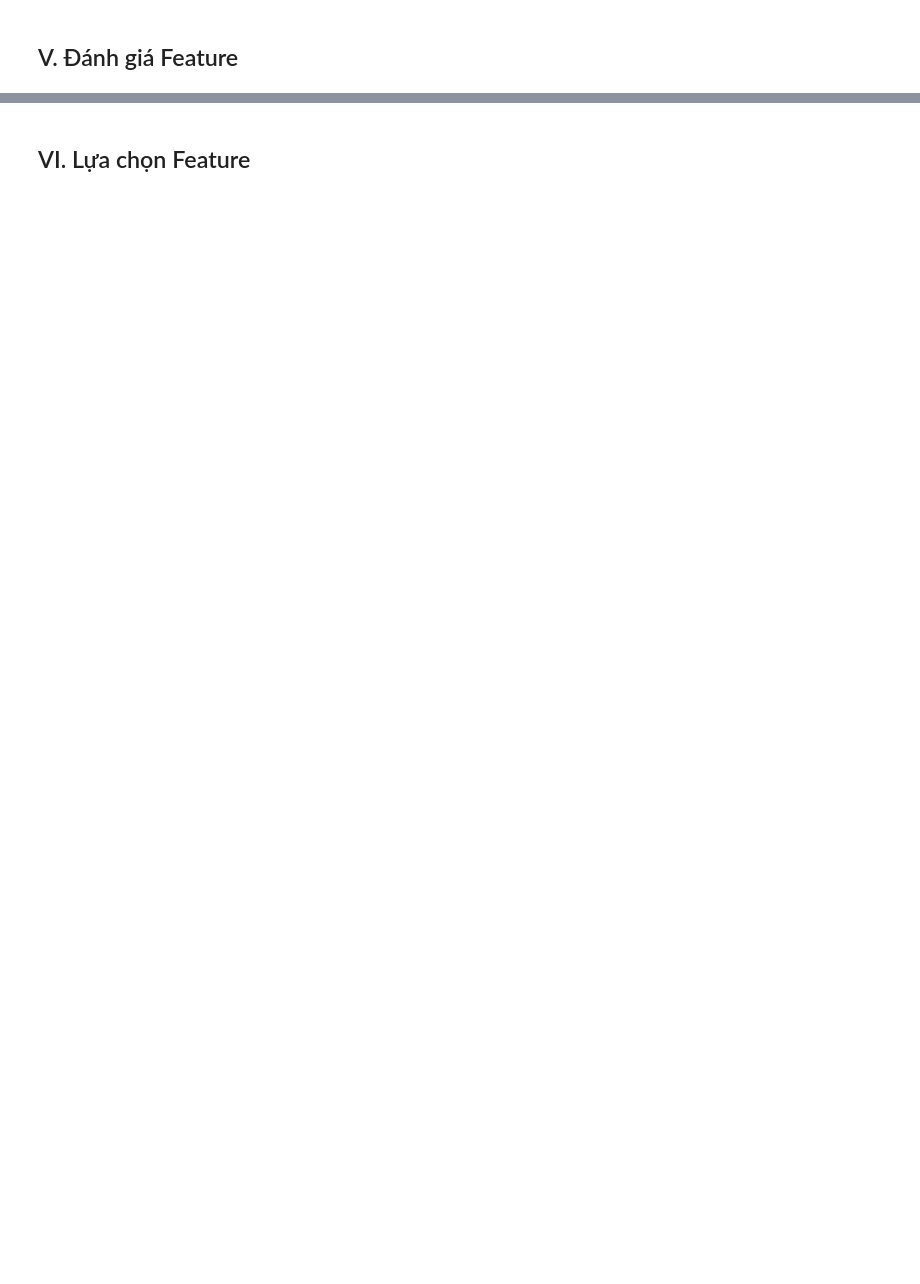
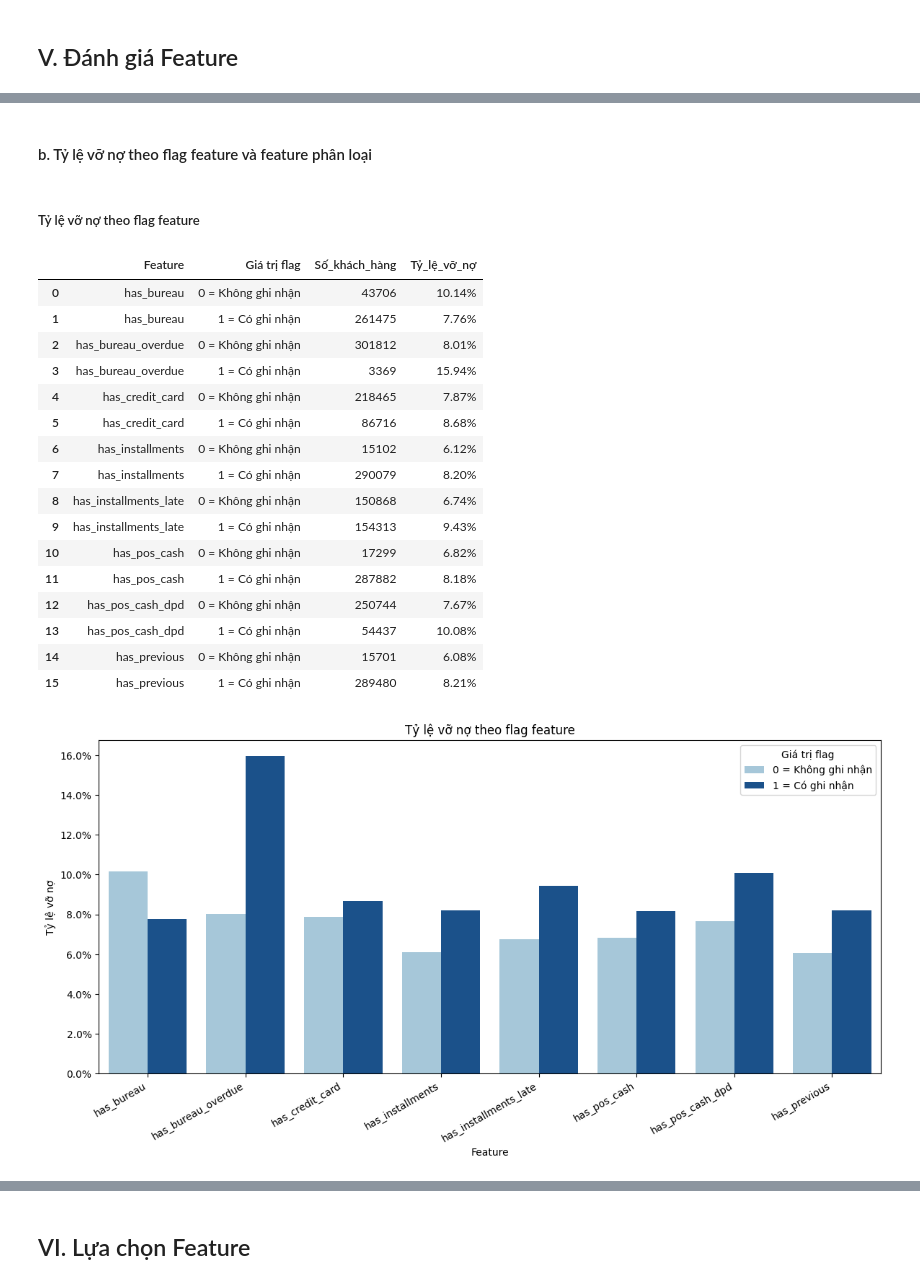
Before and after one commit to thanhhung9720001-collab/credit-risk-classifier, a Jupyter notebook: notebooks/05_feature_engineering.ipynb, the cells around one changed output, grey strips where cells are left out. Saved outputs shown, nothing was run; the diff lists cells and outputs as text; code cells hidden in the pictures; blank space fills up the shorter version.

```diff
--- a/notebooks/05_feature_engineering.ipynb
+++ b/notebooks/05_feature_engineering.ipynb
@@ -436,0 +358,10 @@ Bảng sau mã hóa chiếm 331,8 MB. Việc chỉ định `dtype="int8"` là đ
+# %%
+# previous_credit_to_current: trung bình các khoản vay cũ lớn bao nhiêu so với khoản vay đang xét?
+df["previous_credit_to_current"] = (
+    df["previous_avg_credit"] / df["amt_credit"].replace(0, np.nan)
+)
+
+# previous_recency_days: lần nộp hồ sơ vay gần nhất và lần nộp hồ sơ hiện tại cách nhau bao nhiêu ngày?
+df["previous_recency_days"] = -df["previous_latest_decision"]
+
+df[["previous_credit_to_current", "previous_recency_days"]].head()
@@ -436,0 +512,8 @@ Bảng sau mã hóa chiếm 331,8 MB. Việc chỉ định `dtype="int8"` là đ
+# %%
+# ext_ltv_interaction: khách hàng vừa có điểm đánh giá ngoài thấp,
+# vừa vay nhiều so với giá trị tài sản ở mức nào?
+df["ext_ltv_interaction"] = (
+    (1 - df["ext_sources_mean"]) * df["ltv"]
+)
+
+df["ext_ltv_interaction"].head()
@@ -642,0 +823,54 @@ Dù vậy vẫn nên giữ các đặc trưng này, vì ba lý do:
+# %% [markdown]
+#### b. Tỷ lệ vỡ nợ theo flag feature và feature phân loại
+# %% [markdown]
+##### Tỷ lệ vỡ nợ theo flag feature
+# %%
+flag_default_rate = (  # Tính số khách hàng và tỷ lệ vỡ nợ theo từng giá trị 0/1 của flag.
+    df.melt(
+        id_vars="target",
+        value_vars=flag_features,
+        var_name="Feature",
+        value_name="Giá trị flag"
+    )
+    .groupby(["Feature", "Giá trị flag"], observed=False)["target"]
+    .agg(Số_khách_hàng="size", Tỷ_lệ_vỡ_nợ="mean")
+    .reset_index()
+)
+flag_default_rate["Giá trị flag"] = flag_default_rate["Giá trị flag"].map({0: "0 = Không ghi nhận", 1: "1 = Có ghi nhận"})  # Đổi nhãn legend cho đúng ý nghĩa.
+
+display(flag_default_rate.style.format({"Tỷ_lệ_vỡ_nợ": "{:.2%}"}))  # Hiển thị thêm số khách hàng của từng nhóm.
+
+plt.figure(figsize=(14, 6))  # Tạo biểu đồ so sánh tỷ lệ vỡ nợ khi flag bằng 0 và 1.
+sns.barplot(
+    data=flag_default_rate,
+    x="Feature",
+    y="Tỷ_lệ_vỡ_nợ",
+    hue="Giá trị flag",
+    palette={"0 = Không ghi nhận": "#9ecae1", "1 = Có ghi nhận": "#08519c"}
+)
+plt.gca().yaxis.set_major_formatter(ticker.PercentFormatter(1))
+plt.title("Tỷ lệ vỡ nợ theo flag feature")
+plt.xlabel("Feature")
+plt.ylabel("Tỷ lệ vỡ nợ")
+plt.xticks(rotation=30, ha="right")
+plt.legend(title="Giá trị flag")
+plt.show()
+# %% [output]
+|  | Feature | Giá trị flag | Số_khách_hàng | Tỷ_lệ_vỡ_nợ |
+| 0 | has_bureau | 0 = Không ghi nhận | 43706 | 10.14% |
+| 1 | has_bureau | 1 = Có ghi nhận | 261475 | 7.76% |
+| 2 | has_bureau_overdue | 0 = Không ghi nhận | 301812 | 8.01% |
+| 3 | has_bureau_overdue | 1 = Có ghi nhận | 3369 | 15.94% |
+| 4 | has_credit_card | 0 = Không ghi nhận | 218465 | 7.87% |
+| 5 | has_credit_card | 1 = Có ghi nhận | 86716 | 8.68% |
+| 6 | has_installments | 0 = Không ghi nhận | 15102 | 6.12% |
+| 7 | has_installments | 1 = Có ghi nhận | 290079 | 8.20% |
+| 8 | has_installments_late | 0 = Không ghi nhận | 150868 | 6.74% |
+| 9 | has_installments_late | 1 = Có ghi nhận | 154313 | 9.43% |
+| 10 | has_pos_cash | 0 = Không ghi nhận | 17299 | 6.82% |
+| 11 | has_pos_cash | 1 = Có ghi nhận | 287882 | 8.18% |
+| 12 | has_pos_cash_dpd | 0 = Không ghi nhận | 250744 | 7.67% |
+| 13 | has_pos_cash_dpd | 1 = Có ghi nhận | 54437 | 10.08% |
+| 14 | has_previous | 0 = Không ghi nhận | 15701 | 6.08% |
+| 15 | has_previous | 1 = Có ghi nhận | 289480 | 8.21% |
+[figure, added]
```
Also changed, not shown: parts of 130 cells of this notebook, 2 other files.
